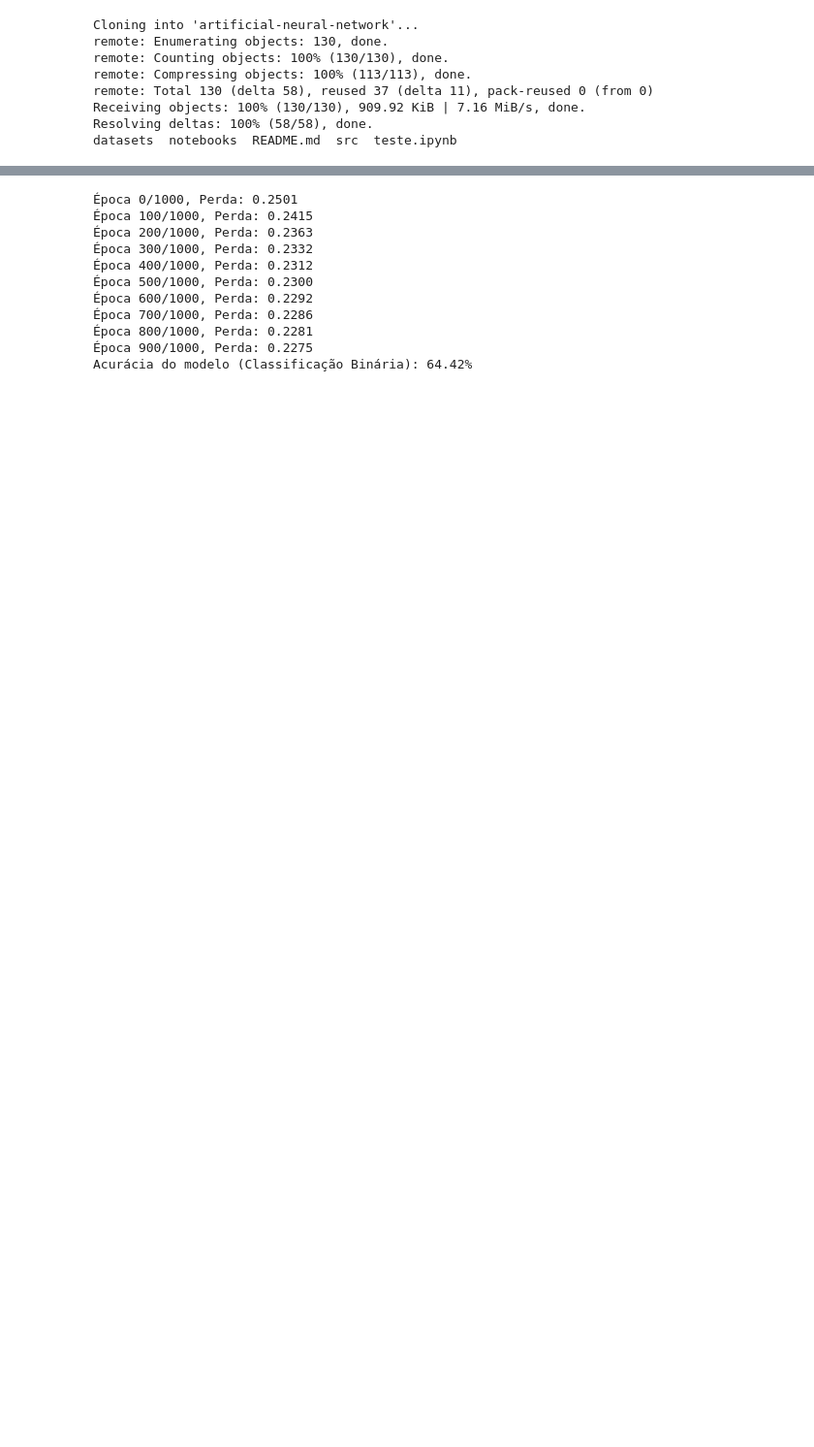
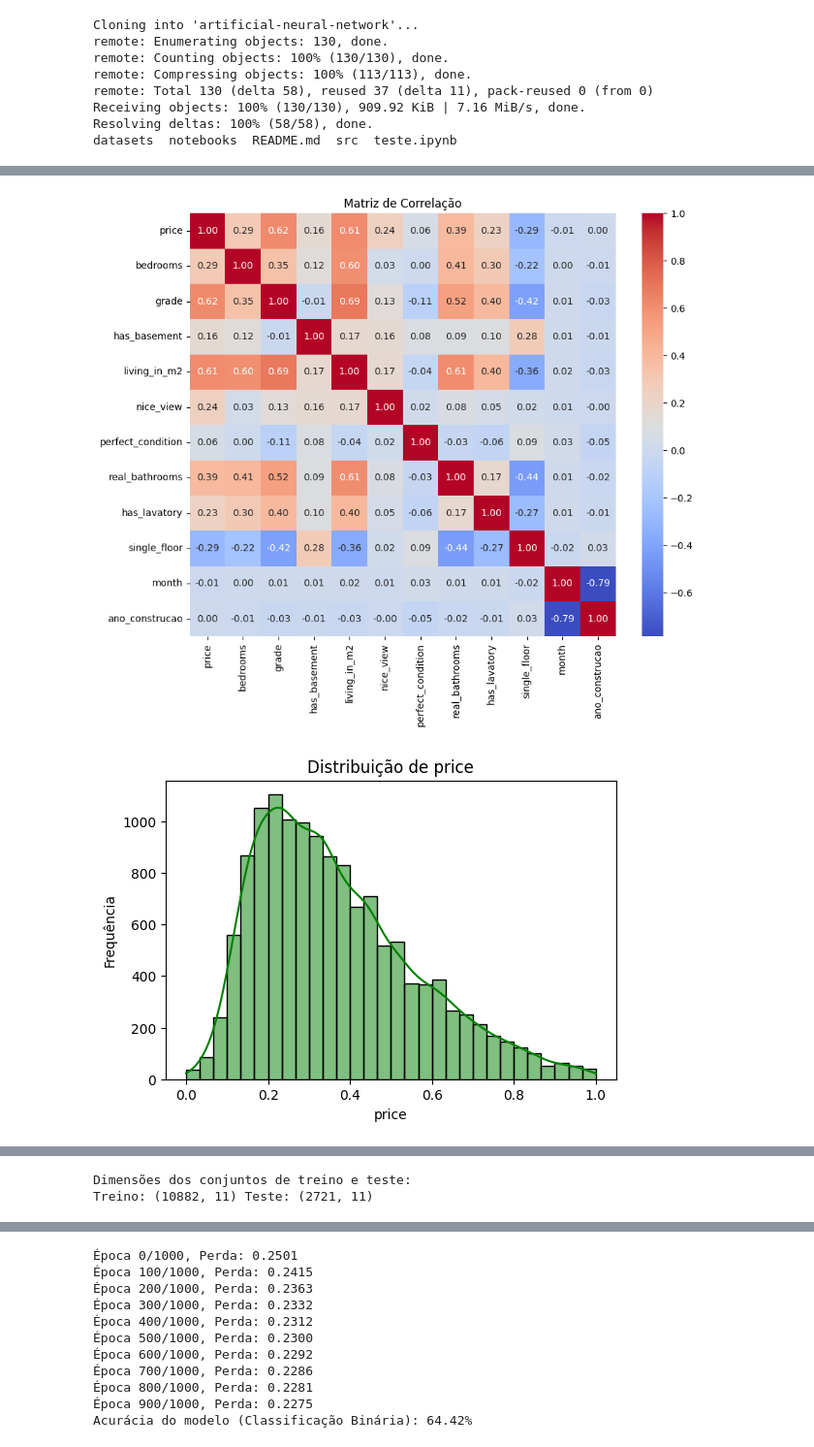
Before and after one commit to felipeabe/artificial-neural-network, a Jupyter notebook: notebooks/trabalhoV2.ipynb, the cells around one changed output, grey strips where cells are left out. Shown at 97% size. Saved outputs shown, nothing was run; the diff lists cells and outputs as text; code cells hidden in the pictures; blank space fills up the shorter version.

```diff
--- a/notebooks/trabalhoV2.ipynb
+++ b/notebooks/trabalhoV2.ipynb
@@ -119,0 +170,72 @@ X_treino_regressao, X_teste_regressao, y_treino_regressao, y_teste_regressao = t
+# %%
+# Importar bibliotecas necessárias
+# O pandas é utilizado para manipulação de dados tabulares, enquanto matplotlib e seaborn auxiliam na análise visual.
+import pandas as pd
+import matplotlib.pyplot as plt
+import seaborn as sns
+from sklearn.model_selection import train_test_split
+
+# Carregar o dataset 'houses.csv'
+# Este conjunto de dados contém variáveis relacionadas a propriedades e preços, usados para análise de regressão.
+dados_imoveis = pd.read_csv("/content/artificial-neural-network/datasets/houses.csv")
+
+# Explorar as características do dataset
+print("Dimensões do dataset:", dados_imoveis.shape)
+print("Resumo inicial das colunas:")
+print(dados_imoveis.info())
+
+# Identificar e visualizar valores ausentes
+print("\nValores ausentes por coluna:")
+print(dados_imoveis.isnull().sum())
+
+# Remover colunas irrelevantes
+# As colunas "renovated" e "quartile_zone" não contribuem diretamente para a previsão de preços.
+colunas_remover = ['renovated', 'quartile_zone']
+dados_imoveis = dados_imoveis.drop(columns=colunas_remover)
+
+# Codificar valores booleanos (True/False) em numéricos (1/0)
+# A conversão de valores booleanos facilita a manipulação pelos modelos de aprendizado de máquina.
+dados_imoveis = dados_imoveis.replace({True: 1, False: 0})
+
+# Extrair o ano da coluna de data
+# A coluna "date" é transformada em um atributo mais significativo, o "ano_construcao".
+dados_imoveis['date'] = pd.to_datetime(dados_imoveis['date'])
+dados_imoveis['ano_construcao'] = dados_imoveis['date'].dt.year
+dados_imoveis = dados_imoveis.drop(columns=['date'])
+
+# Visualizar a correlação entre variáveis
+# Este gráfico mostra relações potenciais entre as variáveis e ajuda a identificar colunas relevantes para previsão.
+plt.figure(figsize=(10, 8))
+sns.heatmap(dados_imoveis.corr(), annot=True, fmt=".2f", cmap="coolwarm")
+plt.title("Matriz de Correlação")
+plt.show()
+
+# Normalizar colunas contínuas
+# As variáveis "price" e "living_in_m2" são escaladas para o intervalo [0, 1] para padronizar a entrada do modelo.
+colunas_normalizar = ['price', 'living_in_m2']
+dados_imoveis[colunas_normalizar] = dados_imoveis[colunas_normalizar].apply(
+    lambda x: ((x - x.min()) / (x.max() - x.min())).round(3)
+)
+
+# Análise das distribuições das variáveis contínuas
+# Gera histogramas para entender a distribuição das variáveis.
+for coluna in colunas_normalizar:
+    plt.figure(figsize=(6, 4))
+    sns.histplot(dados_imoveis[coluna], kde=True, bins=30, color='green')
+    plt.title(f"Distribuição de {coluna}")
+    plt.xlabel(coluna)
+    plt.ylabel("Frequência")
+    plt.show()
+
+# Dividir o conjunto de dados em treino e teste
+# O conjunto de dados é separado em 80% para treinamento e 20% para avaliação.
+X_imoveis = dados_imoveis.drop(columns=["price"])  # Dados de entrada
+y_imoveis = dados_imoveis["price"]  # Variável alvo
+X_treino_regressao, X_teste_regressao, y_treino_regressao, y_teste_regressao = train_test_split(
+    X_imoveis, y_imoveis, test_size=0.2, random_state=42
+)
+
+# Confirmar dimensões dos conjuntos de treino e teste
+print("\nDimensões dos conjuntos de treino e teste:")
+print("Treino:", X_treino_regressao.shape, "Teste:", X_teste_regressao.shape)
+# %% [output]
@@ -119,0 +259,2 @@ X_treino_regressao, X_teste_regressao, y_treino_regressao, y_teste_regressao = t
+[figure, added]
+[figure, added]
@@ -119,0 +262,2 @@ X_treino_regressao, X_teste_regressao, y_treino_regressao, y_teste_regressao = t
+Dimensões dos conjuntos de treino e teste:
+Treino: (10882, 11) Teste: (2721, 11)
```
Also changed, not shown: parts of 15 cells of this notebook.
